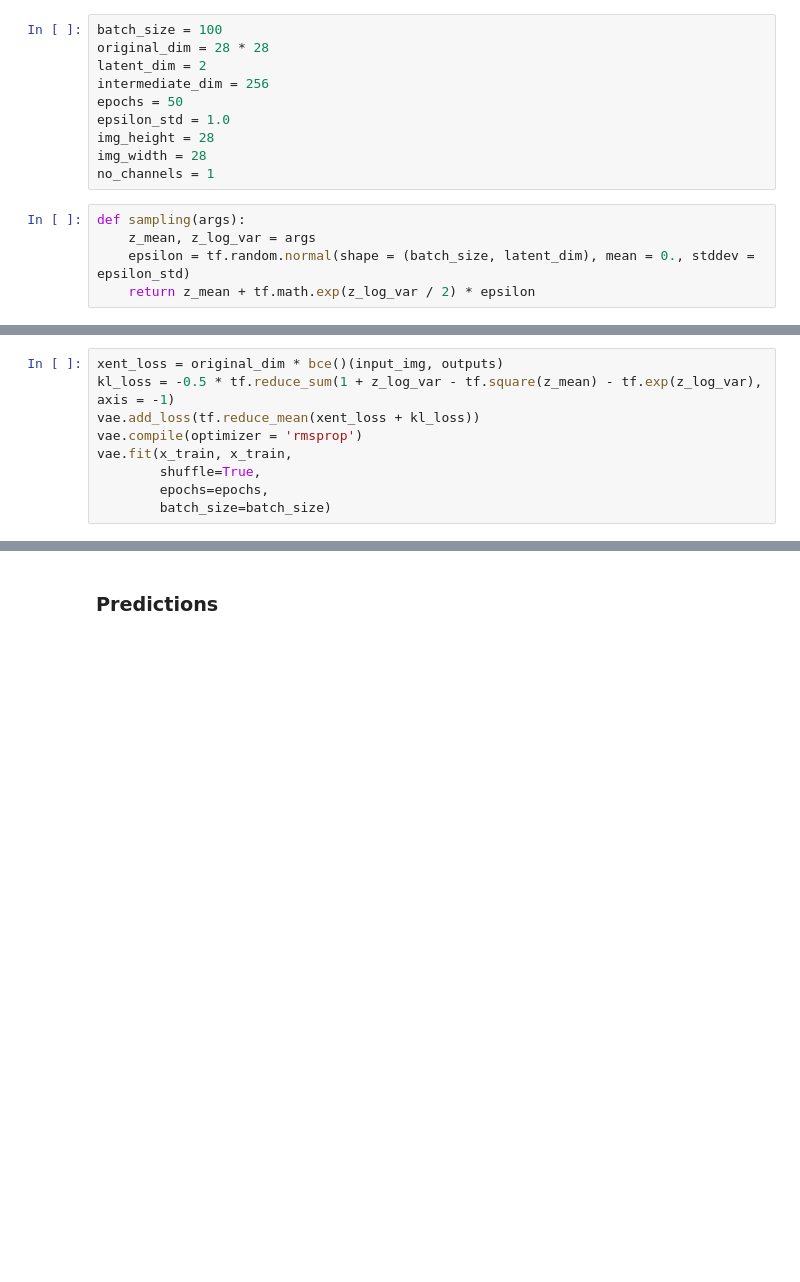
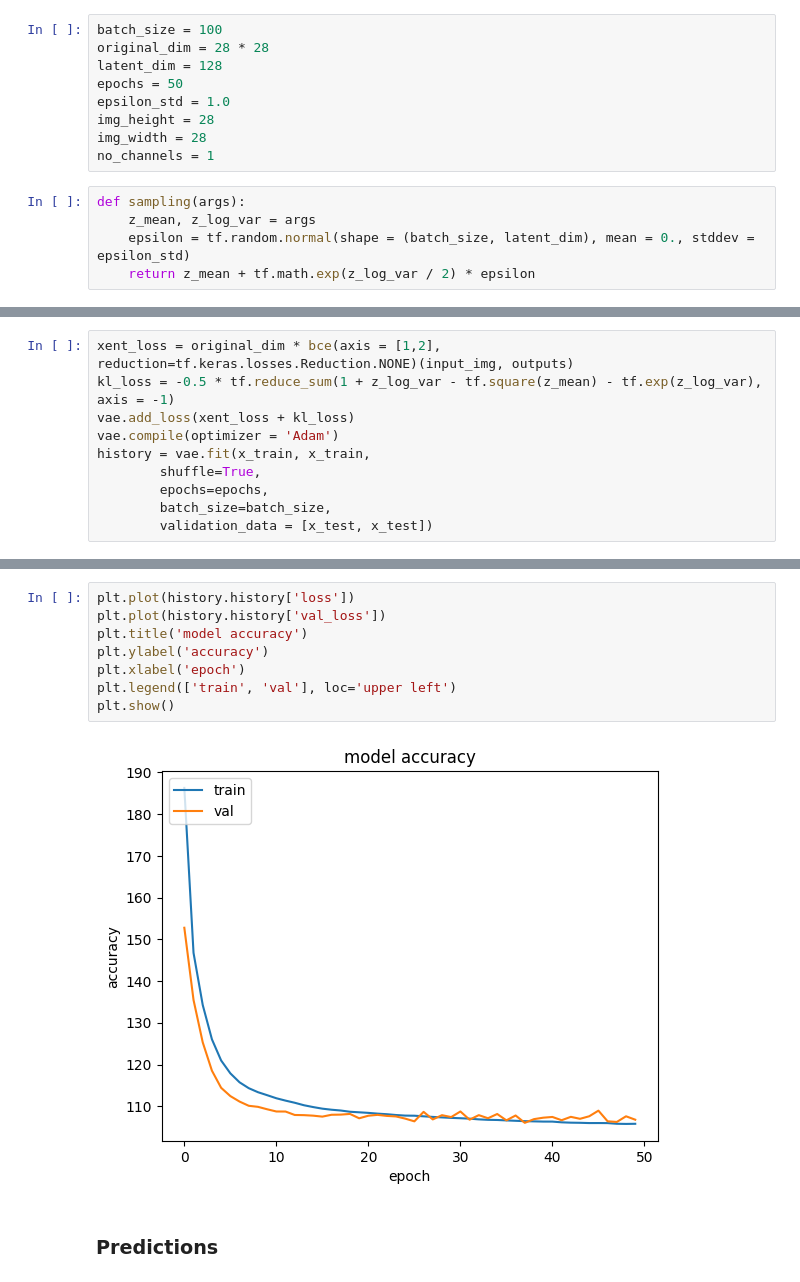
Before and after one commit to s9chroma/gan_experiments, a Jupyter notebook: 02 - vae-cnn.ipynb, the cells around one changed output, grey strips where cells are left out. Saved outputs shown, nothing was run; the diff lists cells and outputs as text; blank space fills up the shorter version.

```diff
--- a/02 - vae-cnn.ipynb
+++ b/02 - vae-cnn.ipynb
@@ -22,8 +22,7 @@ x_test = x_test[:,:,:,tf.newaxis]
 # %%
 batch_size = 100
 original_dim = 28 * 28
-latent_dim = 2
-intermediate_dim = 256
+latent_dim = 128
 epochs = 50
 epsilon_std = 1.0
 img_height = 28
@@ -115,13 +114,14 @@ Trainable params: 1,632,037
 Non-trainable params: 0
 _________________________________________________________________
 # %%
-xent_loss = original_dim * bce()(input_img, outputs)
+xent_loss = original_dim * bce(axis = [1,2], reduction=tf.keras.losses.Reduction.NONE)(input_img, outputs)
 kl_loss = -0.5 * tf.reduce_sum(1 + z_log_var - tf.square(z_mean) - tf.exp(z_log_var), axis = -1)
-vae.add_loss(tf.reduce_mean(xent_loss + kl_loss))
-vae.compile(optimizer = 'rmsprop')
-vae.fit(x_train, x_train,
+vae.add_loss(xent_loss + kl_loss)
+vae.compile(optimizer = 'Adam')
+history = vae.fit(x_train, x_train,
         shuffle=True,
         epochs=epochs,
-        batch_size=batch_size)
+        batch_size=batch_size,
+        validation_data = [x_test, x_test])
 # %% [output]
 Epoch 1/50
@@ -145,2 +144,12 @@ Epoch 50/50
+# %%
+plt.plot(history.history['loss'])
+plt.plot(history.history['val_loss'])
+plt.title('model accuracy')
+plt.ylabel('accuracy')
+plt.xlabel('epoch')
+plt.legend(['train', 'val'], loc='upper left')
+plt.show()
+# %% [output]
+[figure, added]
 # %% [markdown]
 ### Predictions
```
Also changed, not shown: parts of 7 cells of this notebook, 1 other file.
